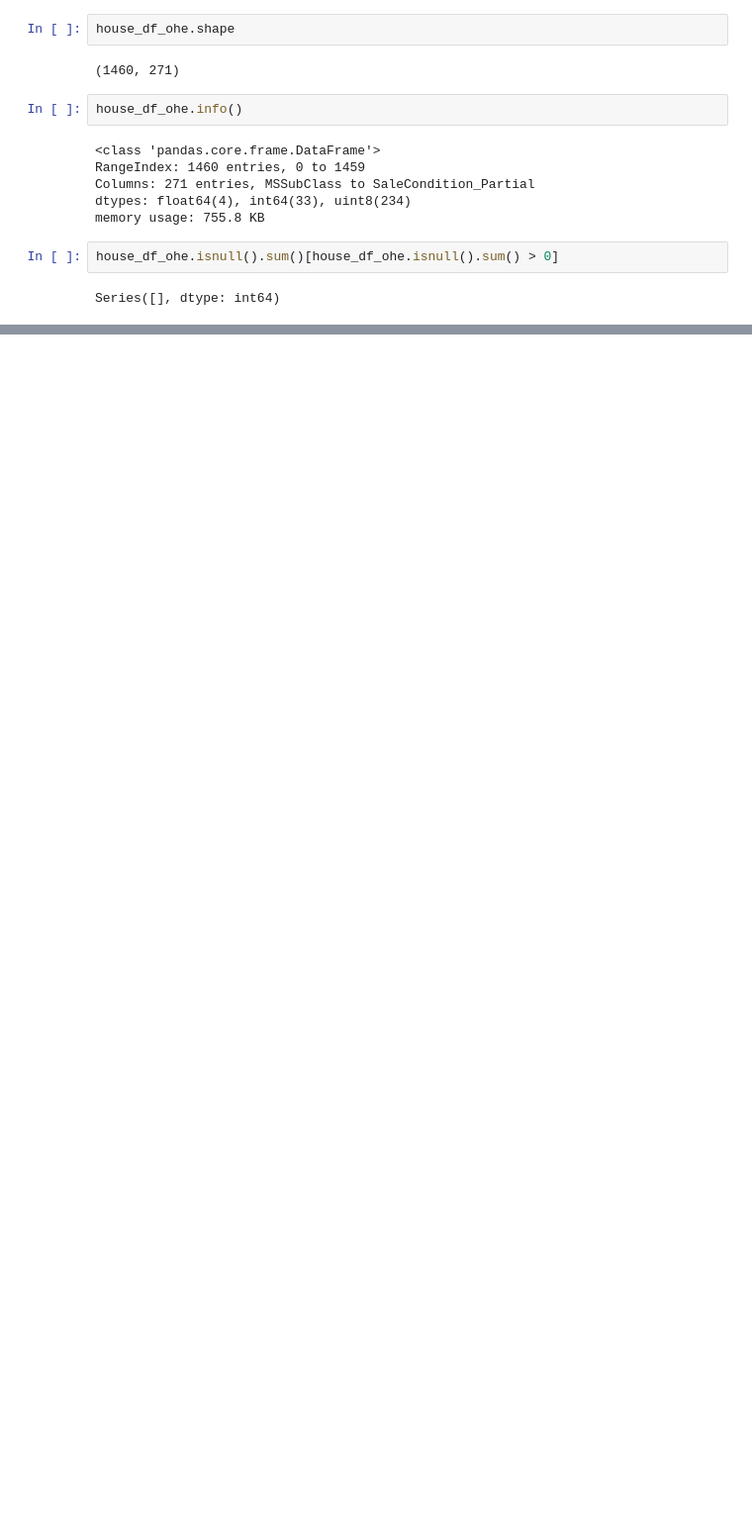
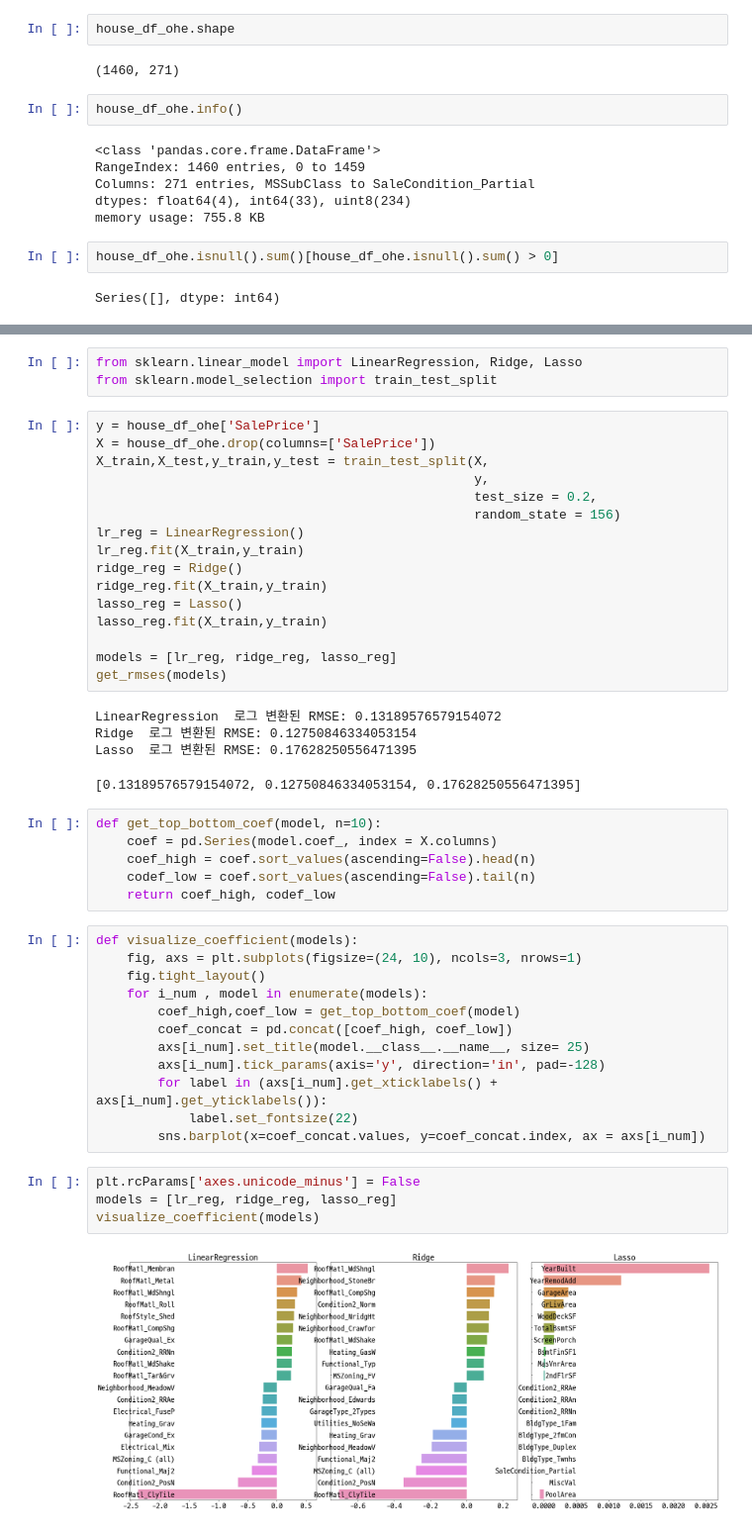
Before and after one commit to ThatHomr/python_ex_my, a Jupyter notebook: 09_시계열/04_house.ipynb, the cells around one changed output, grey strips where cells are left out. Shown at 99% size. Cells and saved outputs as stored; diff of their text form; blank space fills up the shorter version.

```diff
--- a/09_시계열/04_house.ipynb
+++ b/09_시계열/04_house.ipynb
@@ -139,0 +156,48 @@ Series([], dtype: int64)
+# %%
+from sklearn.linear_model import LinearRegression, Ridge, Lasso
+from sklearn.model_selection import train_test_split
+# %%
+y = house_df_ohe['SalePrice']
+X = house_df_ohe.drop(columns=['SalePrice'])
+X_train,X_test,y_train,y_test = train_test_split(X,
+                                                 y,
+                                                 test_size = 0.2,
+                                                 random_state = 156)
+lr_reg = LinearRegression()
+lr_reg.fit(X_train,y_train)
+ridge_reg = Ridge()
+ridge_reg.fit(X_train,y_train)
+lasso_reg = Lasso()
+lasso_reg.fit(X_train,y_train)
+
+models = [lr_reg, ridge_reg, lasso_reg]
+get_rmses(models)
+# %% [output]
+LinearRegression  로그 변환된 RMSE: 0.13189576579154072
+Ridge  로그 변환된 RMSE: 0.12750846334053154
+Lasso  로그 변환된 RMSE: 0.17628250556471395
+[0.13189576579154072, 0.12750846334053154, 0.17628250556471395]
+# %%
+def get_top_bottom_coef(model, n=10):
+    coef = pd.Series(model.coef_, index = X.columns)
+    coef_high = coef.sort_values(ascending=False).head(n)
+    codef_low = coef.sort_values(ascending=False).tail(n)
+    return coef_high, codef_low
+# %%
+def visualize_coefficient(models):
+    fig, axs = plt.subplots(figsize=(24, 10), ncols=3, nrows=1)
+    fig.tight_layout()
+    for i_num , model in enumerate(models):
+        coef_high,coef_low = get_top_bottom_coef(model)
+        coef_concat = pd.concat([coef_high, coef_low])
+        axs[i_num].set_title(model.__class__.__name__, size= 25)
+        axs[i_num].tick_params(axis='y', direction='in', pad=-128)
+        for label in (axs[i_num].get_xticklabels() + axs[i_num].get_yticklabels()):
+            label.set_fontsize(22)
+        sns.barplot(x=coef_concat.values, y=coef_concat.index, ax = axs[i_num])
+# %%
+plt.rcParams['axes.unicode_minus'] = False
+models = [lr_reg, ridge_reg, lasso_reg]
+visualize_coefficient(models)
+# %% [output]
+[figure, added]
```
Also changed, not shown: parts of 19 cells of this notebook.
